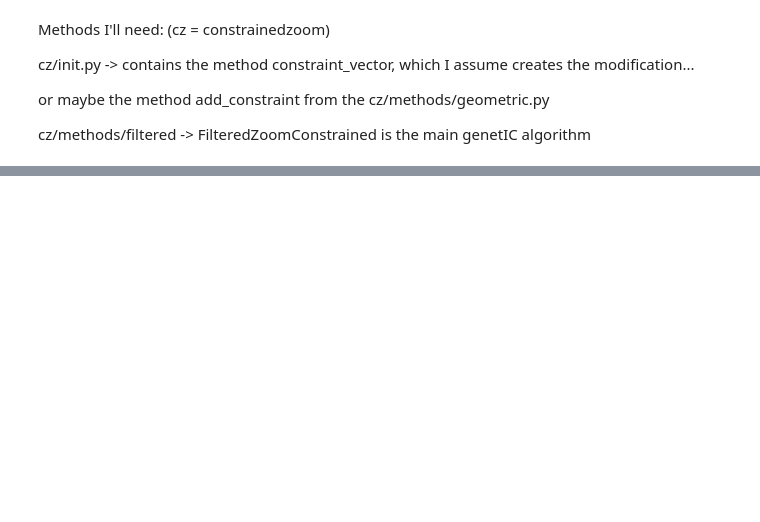
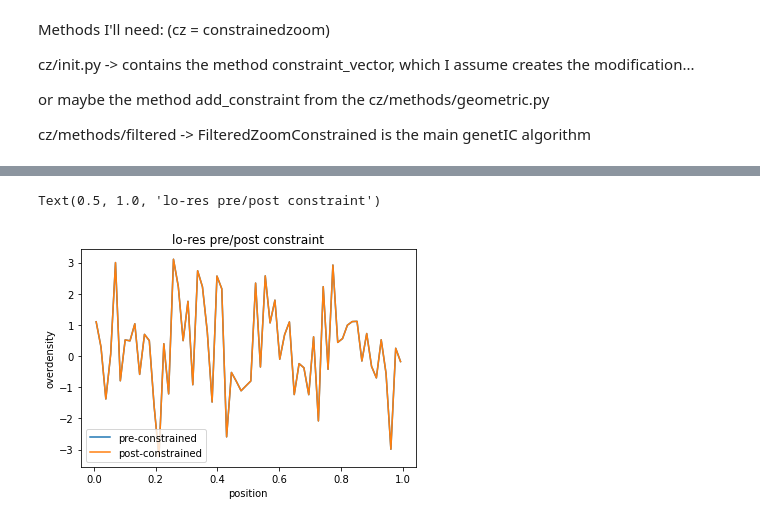
Before and after one commit to calvinosinga/astr615_project, a Jupyter notebook: tools/toy_implementation/modify.ipynb, the cells around one changed output, grey strips where cells are left out. Cells and saved outputs as stored; diff of their text form; code cells hidden in the pictures; blank space fills up the shorter version.

```diff
--- a/tools/toy_implementation/modify.ipynb
+++ b/tools/toy_implementation/modify.ipynb
@@ -80,0 +96,12 @@ print(ks)
+# %%
+#Seeing if there's any difference in the pre- and post-constrained steps in lo res.
+
+plt.plot(pos[0], posnoiseP, label='pre-constrained')
+plt.plot(pos[0], posconP, label='post-constrained')
+plt.legend()
+plt.xlabel("position")
+plt.ylabel("overdensity")
+plt.title("lo-res pre/post constraint")
+# %% [output]
+Text(0.5, 1.0, 'lo-res pre/post constraint')
+[figure, added]
```
Also changed, not shown: parts of 15 cells of this notebook.
